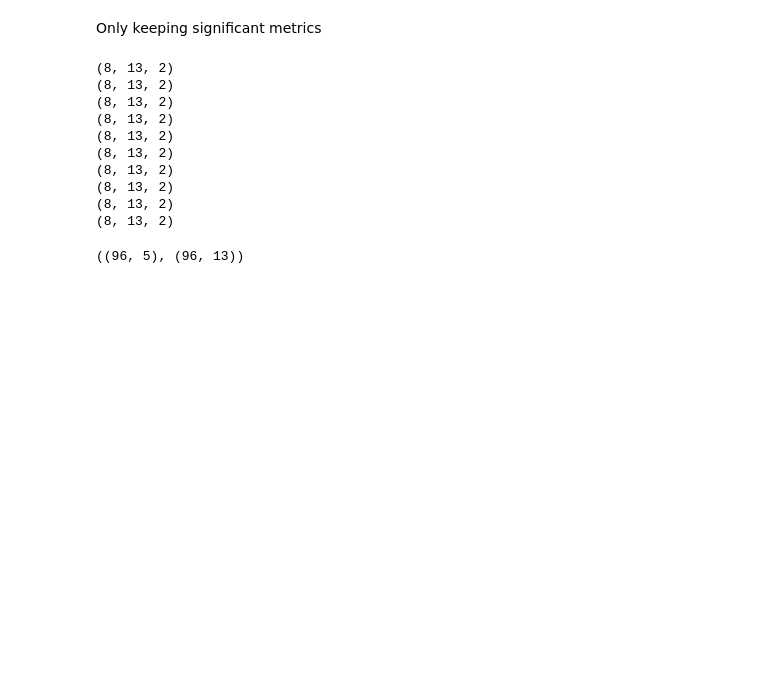
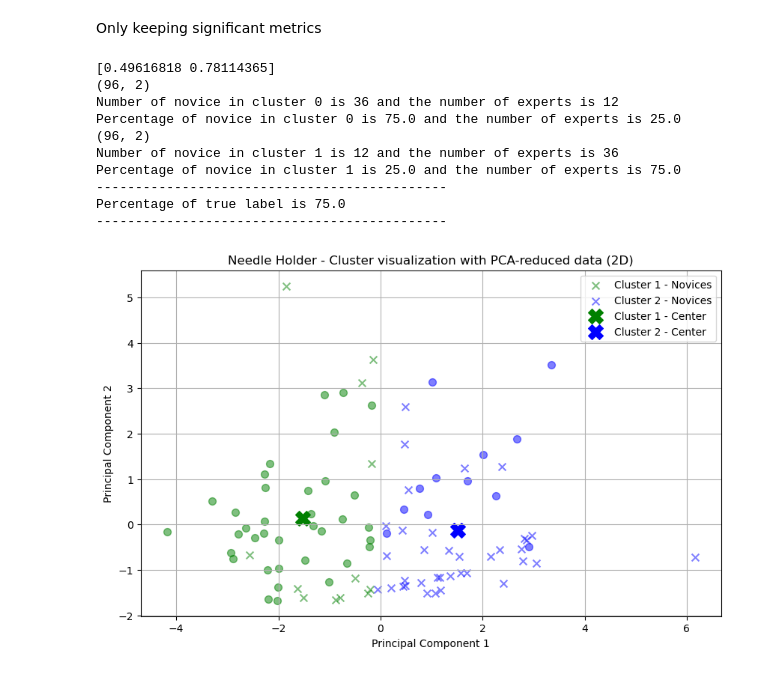
Before and after one commit to gv21/Project_LASA, a Jupyter notebook: step4_exploration.ipynb, the cells around one changed output. Saved outputs shown, nothing was run; the diff lists cells and outputs as text; code cells hidden in the pictures; blank space fills up the shorter version.

```diff
--- a/step4_exploration.ipynb
+++ b/step4_exploration.ipynb
@@ -143,11 +189,12 @@ Only keeping significant metrics
 # %%
 METRICS_NH=7
 METRICS_TW= 5
+BOOL_GROUPS_NAMES = [0,1]
 target_subjects = [1,19, 23,7, 24, 26, 10, 13, 16, 17, 20, 27]
 #metrics_tw = np.empty((8*(len(target_subjects)-2), METRICS)) #remove 2 subjects with nan
 #metrics_nh = np.empty((8*(len(target_subjects)-2), METRICS))
-metrics_nh_selected_ = np.empty((8*len(target_subjects), METRICS_NH)) #remove 2 subjects with nan
-metrics_tw_selected_ = np.empty((8*len(target_subjects), METRICS_TW))
+metrics_nh_selected_ = np.zeros((8*len(target_subjects), METRICS_NH)) #remove 2 subjects with nan
+metrics_tw_selected_ = np.zeros((8*len(target_subjects), METRICS_TW))
 # %%
 def select_significant_metrics(pos_to_del, array):
     data_selected = array.copy()
@@ -156,9 +203,8 @@ def select_significant_metrics(pos_to_del, array):
     return data_selected
 # %%
 subject_number = 0
-for subject in selected_subjects:
+for subject in target_subjects:
     data = np.load(f"Features/S_{subject}/ot_metrics.npy")
-    print(data.shape)
     data_nh = data[:, :, 1]
     data_tw = data[:, :, 0]
     col_to_del_nh = [7,8,9,10,11,12]
@@ -171,19 +217,18 @@ for subject in selected_subjects:
     metrics_nh_selected_[subject_number*8:(subject_number+1)*8, :] = data_selected_nh
 
     subject_number = subject_number + 1
-# %% [output]
-(8, 13, 2)
-(8, 13, 2)
-(8, 13, 2)
-(8, 13, 2)
-(8, 13, 2)
-(8, 13, 2)
-(8, 13, 2)
-(8, 13, 2)
-(8, 13, 2)
-(8, 13, 2)
-# %%
-metrics_tw_selected_.shape, np.empty((8*len(target_subjects), 13)).shape
-# %% [output]
-((96, 5), (96, 13))
+# %%
+cluster_data(metrics_nh_selected_, 2, target_subjects, tool='Needle Holder')
+# %% [output]
+[0.49616818 0.78114365]
+(96, 2)
+Number of novice in cluster 0 is 36 and the number of experts is 12
+Percentage of novice in cluster 0 is 75.0 and the number of experts is 25.0
+(96, 2)
+Number of novice in cluster 1 is 12 and the number of experts is 36
+Percentage of novice in cluster 1 is 25.0 and the number of experts is 75.0
+---------------------------------------------
+Percentage of true label is 75.0
+---------------------------------------------
+[figure, added]
 # %%
```
Also changed, not shown: parts of 7 cells of this notebook, 3 other files.
